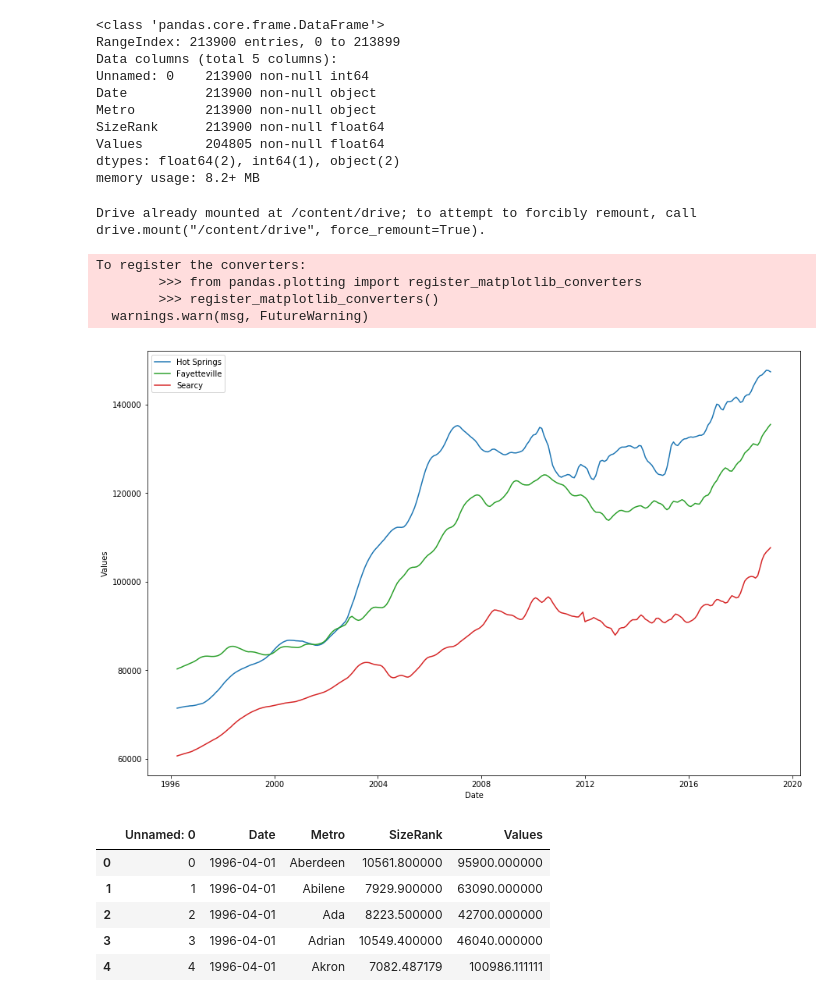
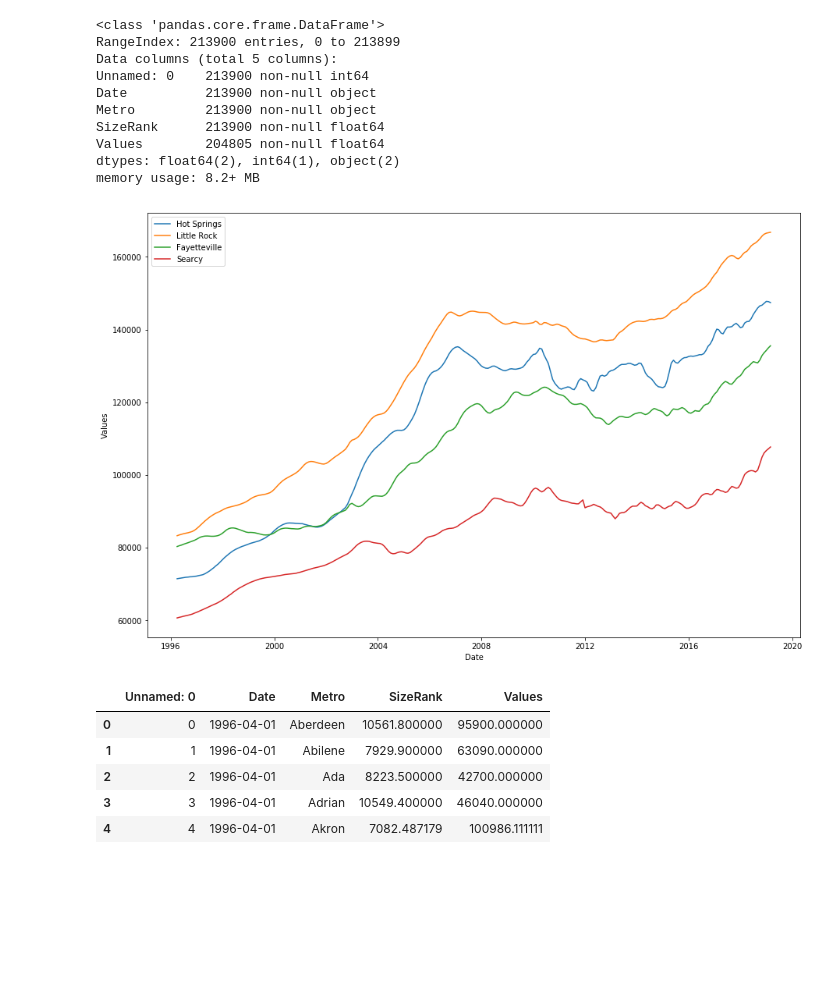
Before and after one commit to toraaglobal/SREIT, a Jupyter notebook: 02_OBTAIN_AND_EXPLORE.ipynb, the cells around one changed output. Saved outputs shown, nothing was run; the diff lists cells and outputs as text; code cells hidden in the pictures; blank space fills up the shorter version.

```diff
--- a/02_OBTAIN_AND_EXPLORE.ipynb
+++ b/02_OBTAIN_AND_EXPLORE.ipynb
@@ -20,7 +35,7 @@ from fbprophet import Prophet
 
 ## Read metro data
 
-df_metro = pd.read_csv('/tmp/group_by_metro.csv')
+df_metro = pd.read_csv('group_by_metro.csv')
 df_metro.head()
 # %% [output]
 |  | Unnamed: 0 | Date | Metro | SizeRank | Values |
@@ -44,35 +59,16 @@ dtypes: float64(2), int64(1), object(2)
 memory usage: 8.2+ MB
 # %%
 df_metro['Date'] = pd.to_datetime(df_metro['Date'])
-# %%
-## OBTAIN
-
-
-#Mount the gdrive
-import os
-from google.colab import drive
-drive.mount('/content/drive')
-
-
-#change directry to the gdrive
-
-os.chdir('./drive/My Drive/Colab Notebooks/data')
-# %% [output]
-Drive already mounted at /content/drive; to attempt to forcibly remount, call drive.mount("/content/drive", force_remount=True).
 # %%
 ## Explore
 plt.figure(figsize=(15,10))
 ax = sns.lineplot('Date', 'Values', label = 'Hot Springs',data= df_metro.query("Metro == 'Hot Springs'"))
-ax = sns.lineplot('Date', 'Values', label = 'Little Rock',data= df_metro.query("Metro == 'Little Rock'"))
+ax = sns.lineplot('Date', 'Values', label = 'Little Rock',data= df_metro.query("Metro == 'Little Rock-North Little Rock-Conway'"))
 ax = sns.lineplot('Date', 'Values', label = 'Fayetteville',data= df_metro.query("Metro == 'Fayetteville'"))
 ax = sns.lineplot('Date', 'Values', label = 'Searcy',data= df_metro.query("Metro == 'Searcy'"))
 plt.show()
 # %% [output]
-To register the converters:
-        >>> from pandas.plotting import register_matplotlib_converters
-        >>> register_matplotlib_converters()
-  warnings.warn(msg, FutureWarning)
-[figure, old version]
+[figure, new version]
 # %%
 ##
 df_metro.head()
```
Also changed, not shown: parts of 7 cells of this notebook.
